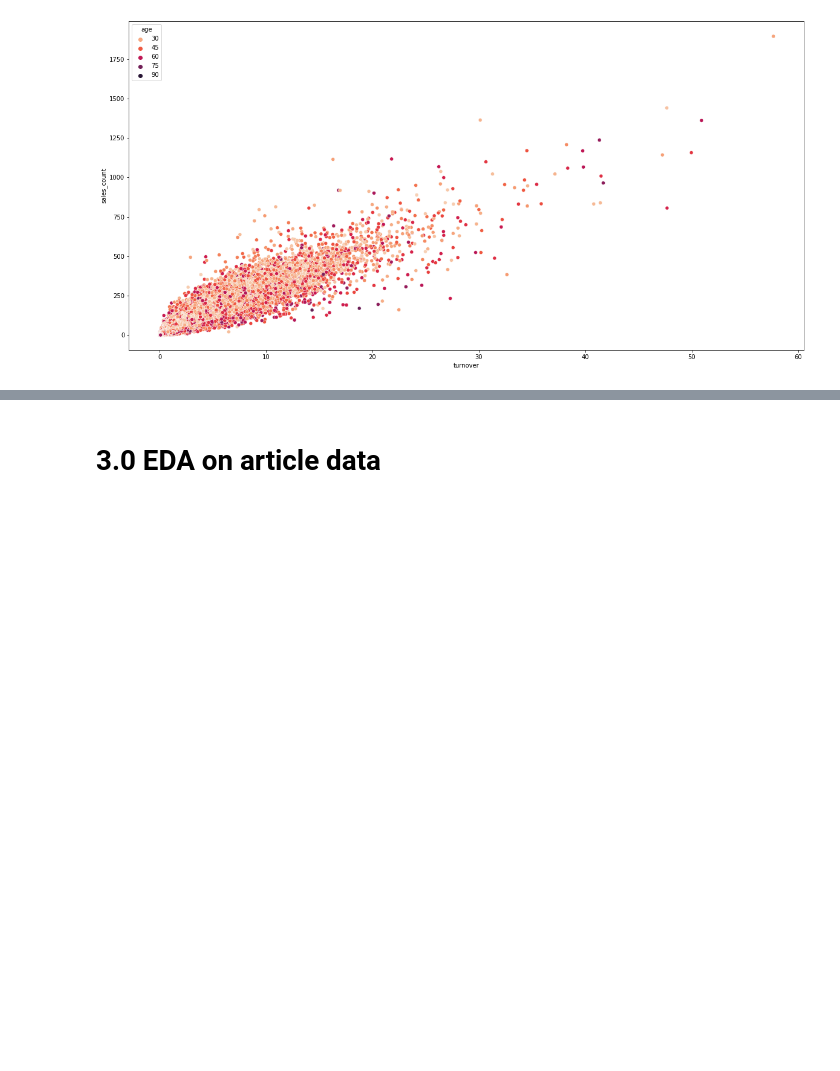
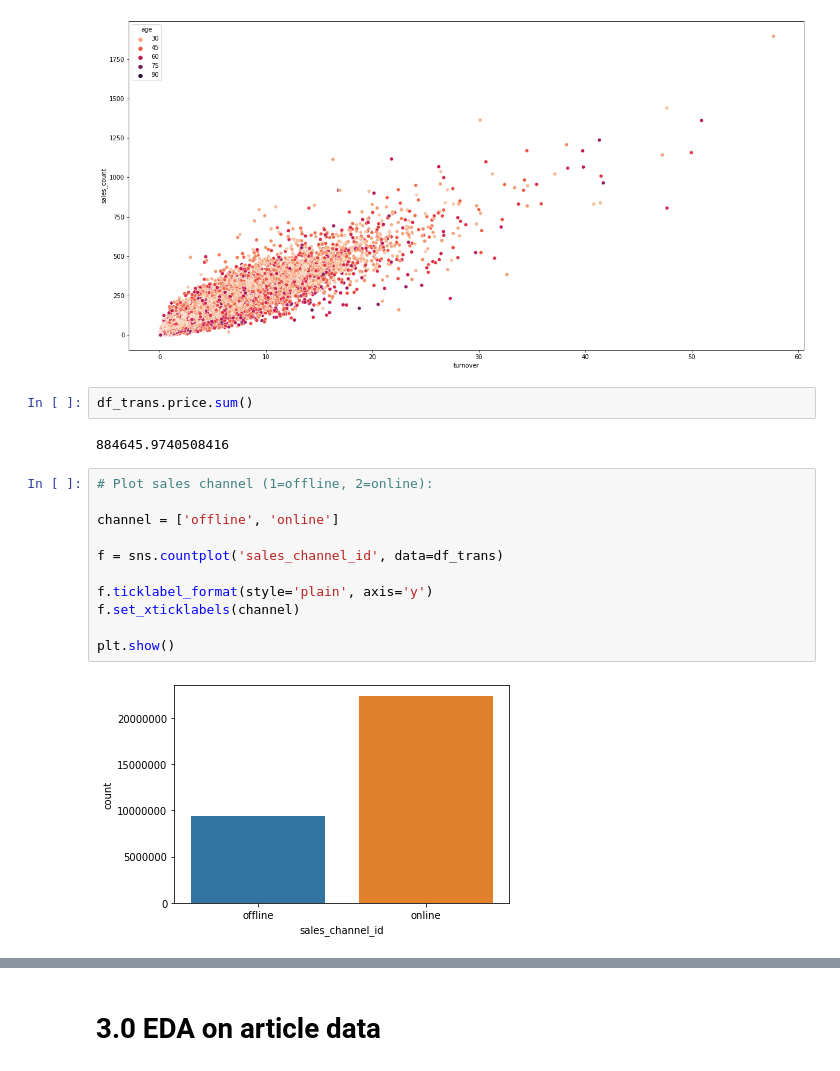
Before and after one commit to theflyingd/fashion-recommender, a Jupyter notebook: notebooks/Initial_EDA_CMM.ipynb, the cells around one changed output, grey strips where cells are left out. Drawn from its saved outputs; the diff is of its cells as text; blank space fills up the shorter version.

```diff
--- a/notebooks/Initial_EDA_CMM.ipynb
+++ b/notebooks/Initial_EDA_CMM.ipynb
@@ -245,3 +229,20 @@ sns.scatterplot(x='turnover', y='sales_count', hue='age', palette=palette, data=
 # %% [output]
 <AxesSubplot:xlabel='turnover', ylabel='sales_count'>
 [figure]
+# %%
+df_trans.price.sum()
+# %% [output]
+884645.9740508416
+# %%
+# Plot sales channel (1=offline, 2=online):
+
+channel = ['offline', 'online']
+
+f = sns.countplot('sales_channel_id', data=df_trans)
+
+f.ticklabel_format(style='plain', axis='y')
+f.set_xticklabels(channel)
+
+plt.show()
+# %% [output]
+[figure, added]
```
Also changed, not shown: parts of 23 cells of this notebook, 1 other file.
